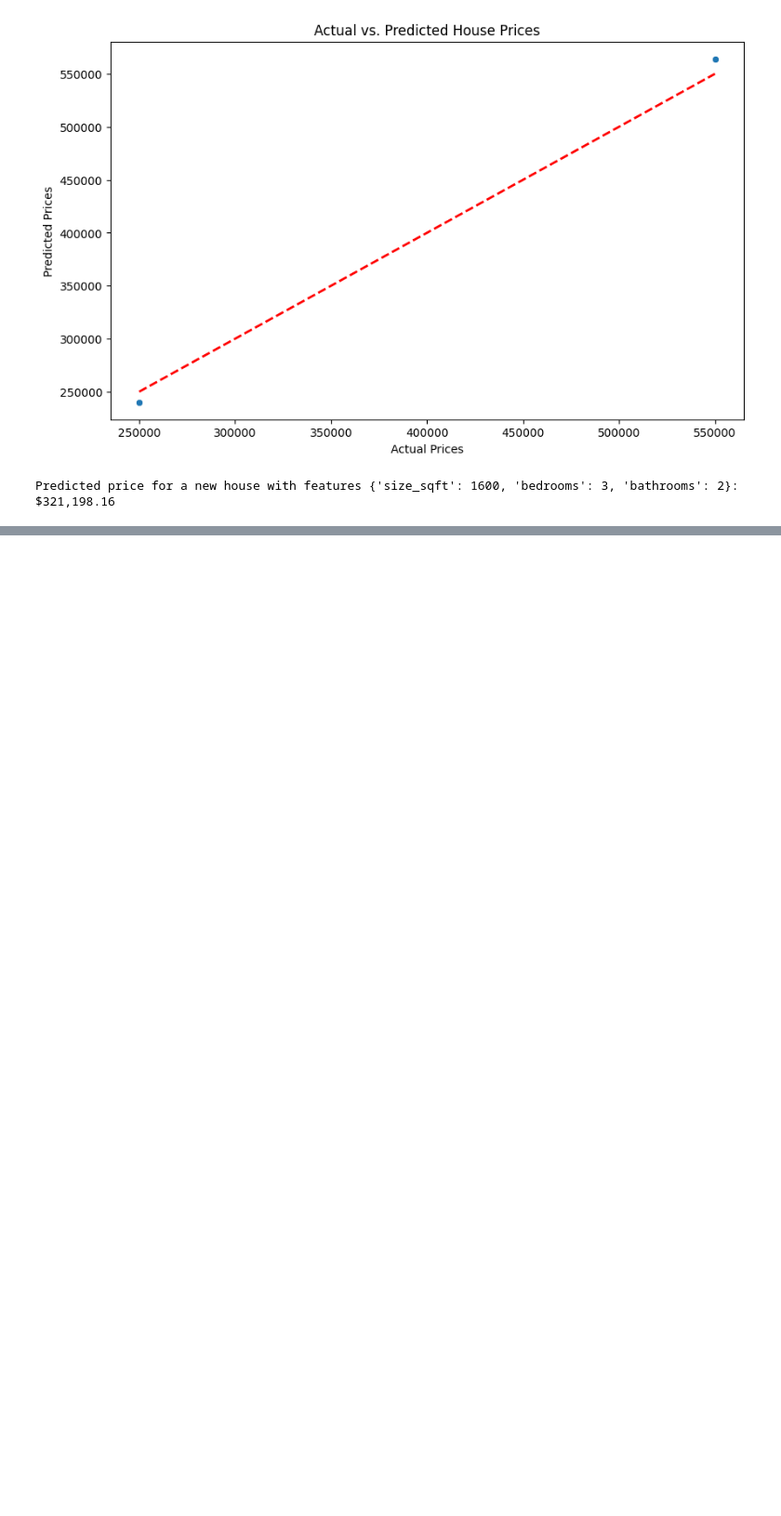
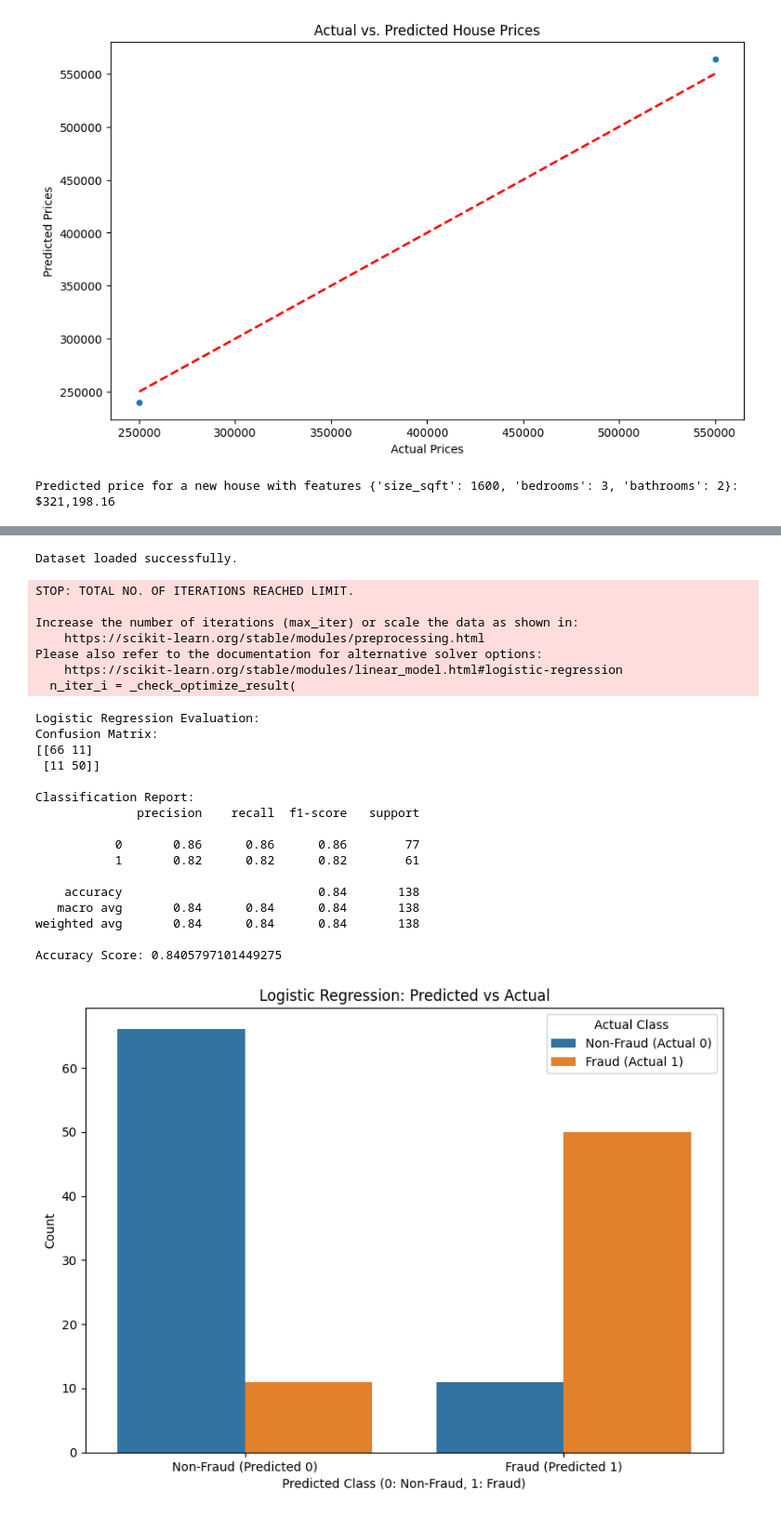
Before and after one commit to manoj791/predictive, a Jupyter notebook: house_price_prediction.ipynb, the cells around one changed output, grey strips where cells are left out. Shown at 93% size. Saved outputs shown, nothing was run; the diff lists cells and outputs as text; code cells hidden in the pictures; blank space fills up the shorter version.

```diff
--- a/house_price_prediction.ipynb
+++ b/house_price_prediction.ipynb
@@ -84,0 +172,73 @@ print(f'R-squared: {r2}')
+# %%
+import numpy as np
+import pandas as pd
+from sklearn.model_selection import train_test_split
+from sklearn.linear_model import LogisticRegression
+from sklearn.metrics import classification_report, confusion_matrix, accuracy_score
+import matplotlib.pyplot as plt
+import seaborn as sns
+
+# Load dataset (ensure creditcard.csv is present in the same directory)
+df = pd.read_csv('/content/Credit_Card_Applications.csv')
+print("Dataset loaded successfully.")
+
+# Define features and target
+X = df.drop('Class', axis=1)
+y = df['Class']
+
+# Split into train and test
+X_train, X_test, y_train, y_test = train_test_split(
+    X, y, test_size=0.2, stratify=y, random_state=42
+)
+
+# Logistic Regression model with class weight
+model = LogisticRegression(max_iter=1000, class_weight='balanced', random_state=42)
+model.fit(X_train, y_train)
+
+# Predict
+y_pred = model.predict(X_test)
+
+# Evaluate
+print("Logistic Regression Evaluation:")
+print("Confusion Matrix:")
+print(confusion_matrix(y_test, y_pred))
+print("\nClassification Report:")
+print(classification_report(y_test, y_pred, zero_division=0))
+print("Accuracy Score:", accuracy_score(y_test, y_pred))
+
+# Visualization
+plt.figure(figsize=(8, 6))
+sns.countplot(x=y_pred, hue=y_test)
+plt.title('Logistic Regression: Predicted vs Actual')
+plt.xlabel('Predicted Class (0: Non-Fraud, 1: Fraud)')
+plt.ylabel('Count')
+plt.xticks([0, 1], ['Non-Fraud (Predicted 0)', 'Fraud (Predicted 1)'])
+plt.legend(title='Actual Class', labels=['Non-Fraud (Actual 0)', 'Fraud (Actual 1)'])
+plt.tight_layout()
+plt.show()
+# %% [output]
+Dataset loaded successfully.
+STOP: TOTAL NO. OF ITERATIONS REACHED LIMIT.
+
+Increase the number of iterations (max_iter) or scale the data as shown in:
+    https://scikit-learn.org/stable/modules/preprocessing.html
+Please also refer to the documentation for alternative solver options:
+    https://scikit-learn.org/stable/modules/linear_model.html#logistic-regression
+  n_iter_i = _check_optimize_result(
+Logistic Regression Evaluation:
+Confusion Matrix:
+[[66 11]
+ [11 50]]
+
+Classification Report:
+              precision    recall  f1-score   support
+
+           0       0.86      0.86      0.86        77
+           1       0.82      0.82      0.82        61
+
+    accuracy                           0.84       138
+   macro avg       0.84      0.84      0.84       138
+weighted avg       0.84      0.84      0.84       138
+
+Accuracy Score: 0.8405797101449275
+[figure, added]
```
Also changed, not shown: parts of 1 cell of this notebook.
